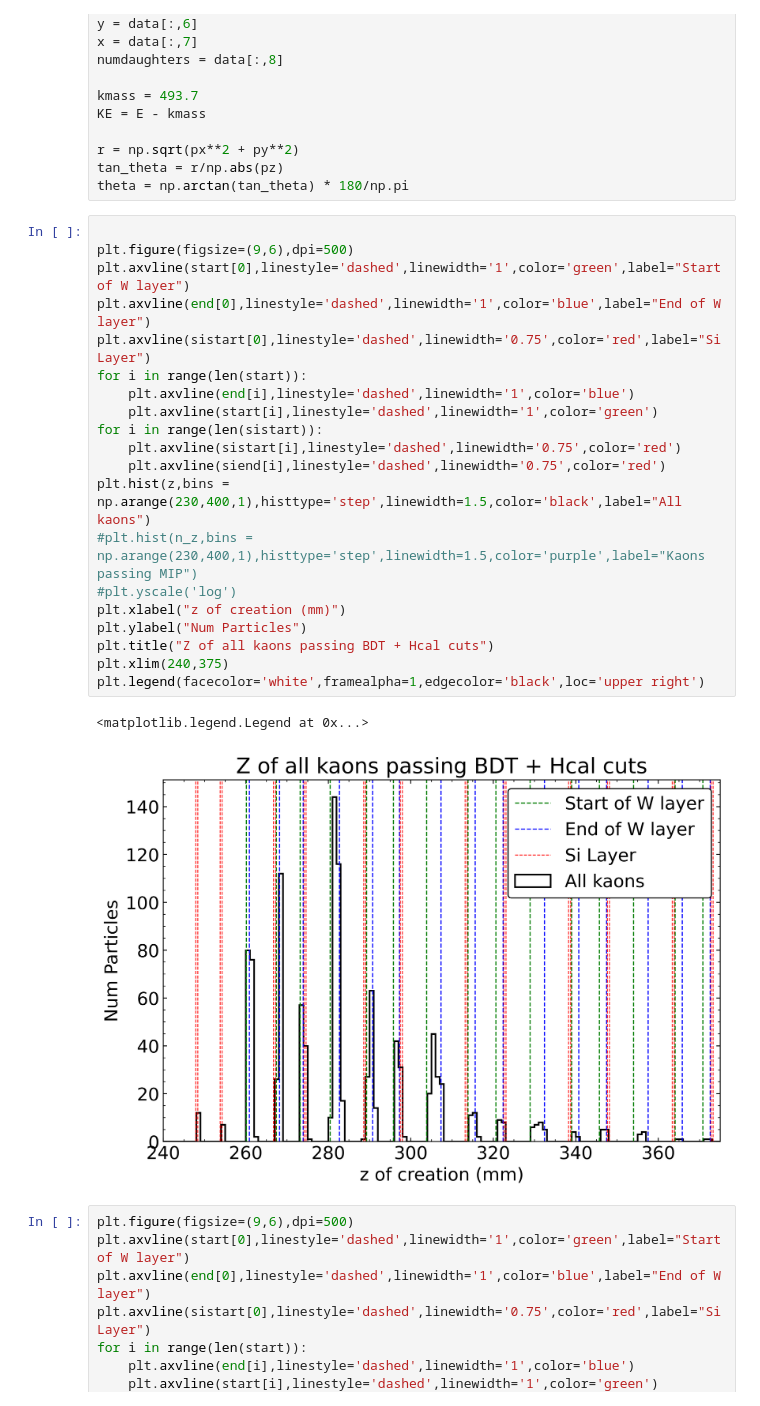
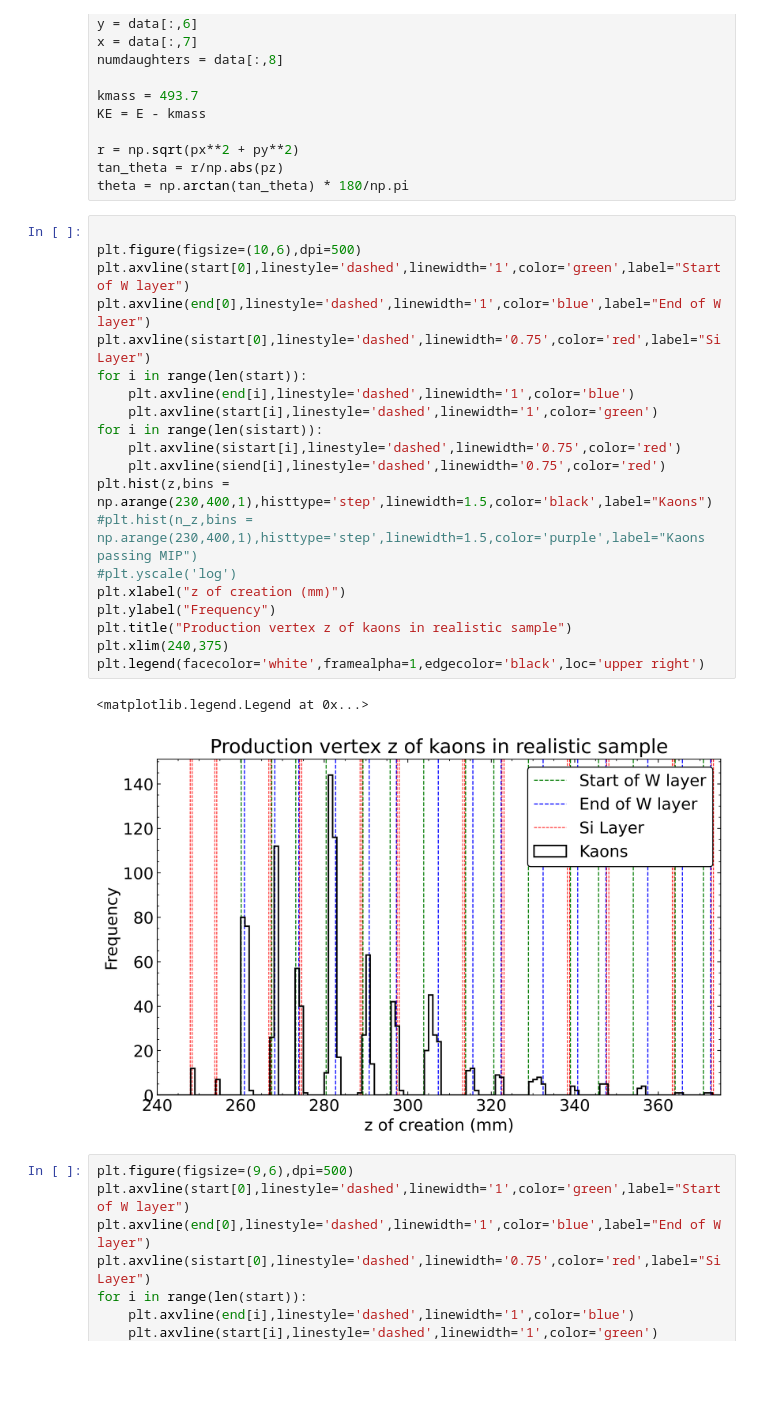
Before and after one commit to chrissellgren/LDMX_notebooks, a Jupyter notebook: SimParticle Layer Analysis.ipynb, the cells around one changed output. Drawn from its saved outputs; the diff is of its cells as text; blank space fills up the shorter version.

Commit message:
updating plot labels

```diff
--- a/SimParticle Layer Analysis.ipynb
+++ b/SimParticle Layer Analysis.ipynb
@@ -214,27 +214,27 @@ tan_theta = r/np.abs(pz)
 theta = np.arctan(tan_theta) * 180/np.pi
 # %%
 
-plt.figure(figsize=(9,6),dpi=500)
+plt.figure(figsize=(10,6),dpi=500)
 plt.axvline(start[0],linestyle='dashed',linewidth='1',color='green',label="Start of W layer")
 plt.axvline(end[0],linestyle='dashed',linewidth='1',color='blue',label="End of W layer")
 plt.axvline(sistart[0],linestyle='dashed',linewidth='0.75',color='red',label="Si Layer")
 for i in range(len(start)):
     plt.axvline(end[i],linestyle='dashed',linewidth='1',color='blue')
     plt.axvline(start[i],linestyle='dashed',linewidth='1',color='green')
 for i in range(len(sistart)):
     plt.axvline(sistart[i],linestyle='dashed',linewidth='0.75',color='red')
     plt.axvline(siend[i],linestyle='dashed',linewidth='0.75',color='red')
-plt.hist(z,bins = np.arange(230,400,1),histtype='step',linewidth=1.5,color='black',label="All kaons")
+plt.hist(z,bins = np.arange(230,400,1),histtype='step',linewidth=1.5,color='black',label="Kaons")
 #plt.hist(n_z,bins = np.arange(230,400,1),histtype='step',linewidth=1.5,color='purple',label="Kaons passing MIP")
 #plt.yscale('log')
 plt.xlabel("z of creation (mm)")
-plt.ylabel("Num Particles")
-plt.title("Z of all kaons passing BDT + Hcal cuts")
+plt.ylabel("Frequency")
+plt.title("Production vertex z of kaons in realistic sample")
 plt.xlim(240,375)
 plt.legend(facecolor='white',framealpha=1,edgecolor='black',loc='upper right')
 # %% [output]
 <matplotlib.legend.Legend at 0x...>
-[figure, old version]
+[figure, new version]
 # %%
 plt.figure(figsize=(9,6),dpi=500)
 plt.axvline(start[0],linestyle='dashed',linewidth='1',color='green',label="Start of W layer")
```
Also changed, not shown: parts of 1 cell of this notebook, 3 other files.
